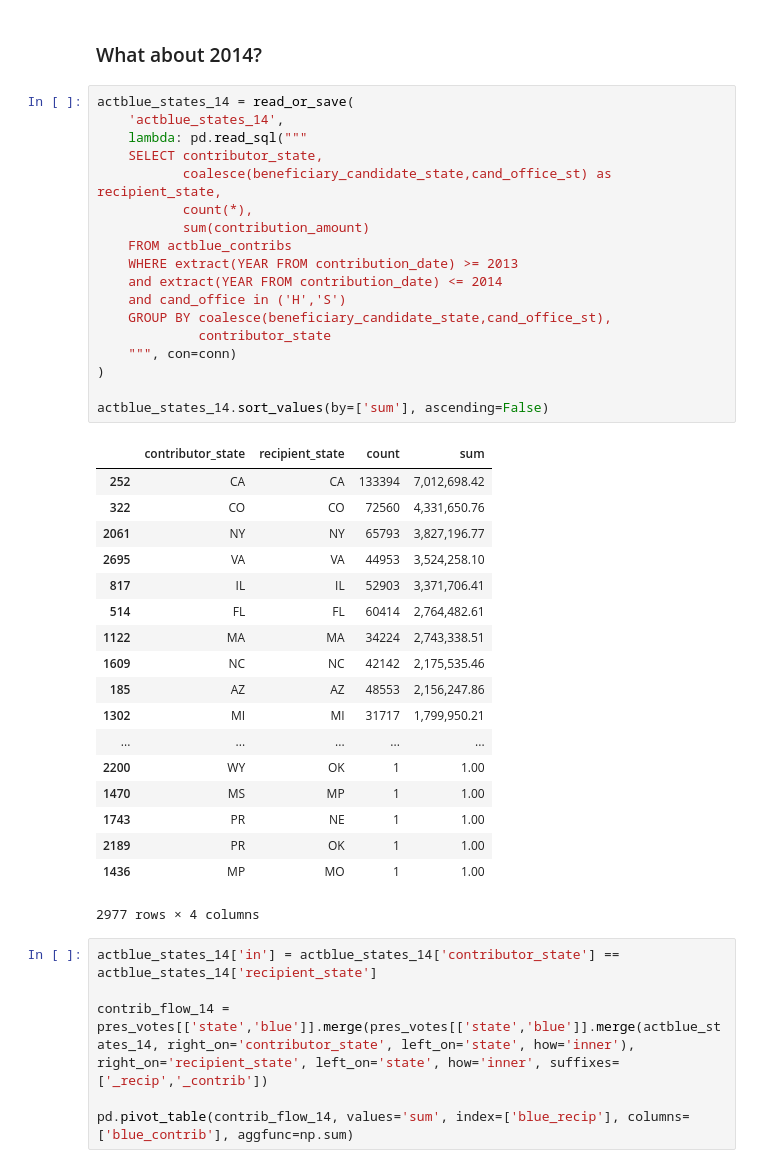
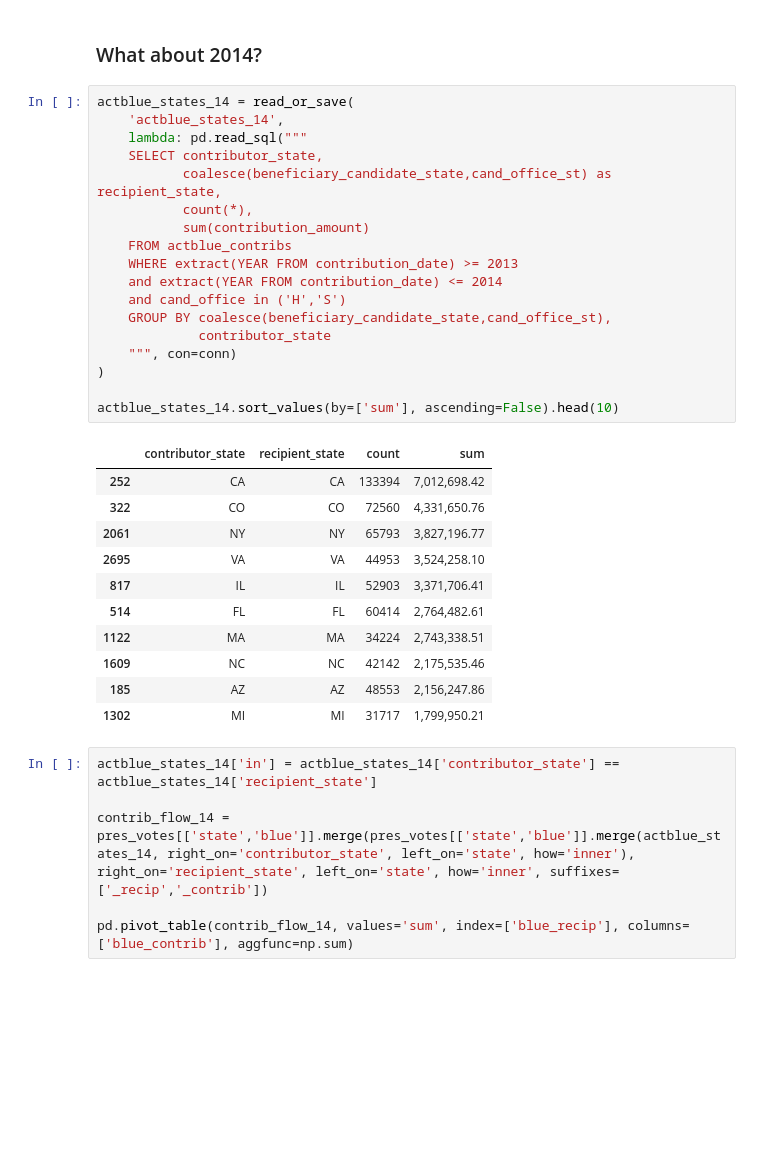
Before and after one commit to PublicI/actblue-analysis, a Jupyter notebook: analysis.ipynb, the cells around one changed output. Cells and saved outputs as stored; diff of their text form; blank space fills up the shorter version.

```diff
--- a/analysis.ipynb
+++ b/analysis.ipynb
@@ -1104,40 +1072,33 @@ actblue_recipient_out_states.sort_values(by=['percent'], ascending=False)
 # %%
 actblue_states_14 = read_or_save(
     'actblue_states_14',
     lambda: pd.read_sql("""
     SELECT contributor_state,
            coalesce(beneficiary_candidate_state,cand_office_st) as recipient_state,
            count(*),
            sum(contribution_amount)
     FROM actblue_contribs
     WHERE extract(YEAR FROM contribution_date) >= 2013
     and extract(YEAR FROM contribution_date) <= 2014
     and cand_office in ('H','S')
     GROUP BY coalesce(beneficiary_candidate_state,cand_office_st),
              contributor_state
     """, con=conn)
 )
 
-actblue_states_14.sort_values(by=['sum'], ascending=False)
+actblue_states_14.sort_values(by=['sum'], ascending=False).head(10)
 # %% [output]
 |  | contributor_state | recipient_state | count | sum |
 | 252 | CA | CA | 133394 | 7,012,698.42 |
 | 322 | CO | CO | 72560 | 4,331,650.76 |
 | 2061 | NY | NY | 65793 | 3,827,196.77 |
 | 2695 | VA | VA | 44953 | 3,524,258.10 |
 | 817 | IL | IL | 52903 | 3,371,706.41 |
 | 514 | FL | FL | 60414 | 2,764,482.61 |
 | 1122 | MA | MA | 34224 | 2,743,338.51 |
 | 1609 | NC | NC | 42142 | 2,175,535.46 |
 | 185 | AZ | AZ | 48553 | 2,156,247.86 |
 | 1302 | MI | MI | 31717 | 1,799,950.21 |
-| ... | ... | ... | ... | ... |
-| 2200 | WY | OK | 1 | 1.00 |
-| 1470 | MS | MP | 1 | 1.00 |
-| 1743 | PR | NE | 1 | 1.00 |
-| 2189 | PR | OK | 1 | 1.00 |
-| 1436 | MP | MO | 1 | 1.00 |
-2977 rows × 4 columns
 # %%
 actblue_states_14['in'] = actblue_states_14['contributor_state'] == actblue_states_14['recipient_state']
 
```
Also changed, not shown: parts of 24 cells of this notebook, 8 other files.
